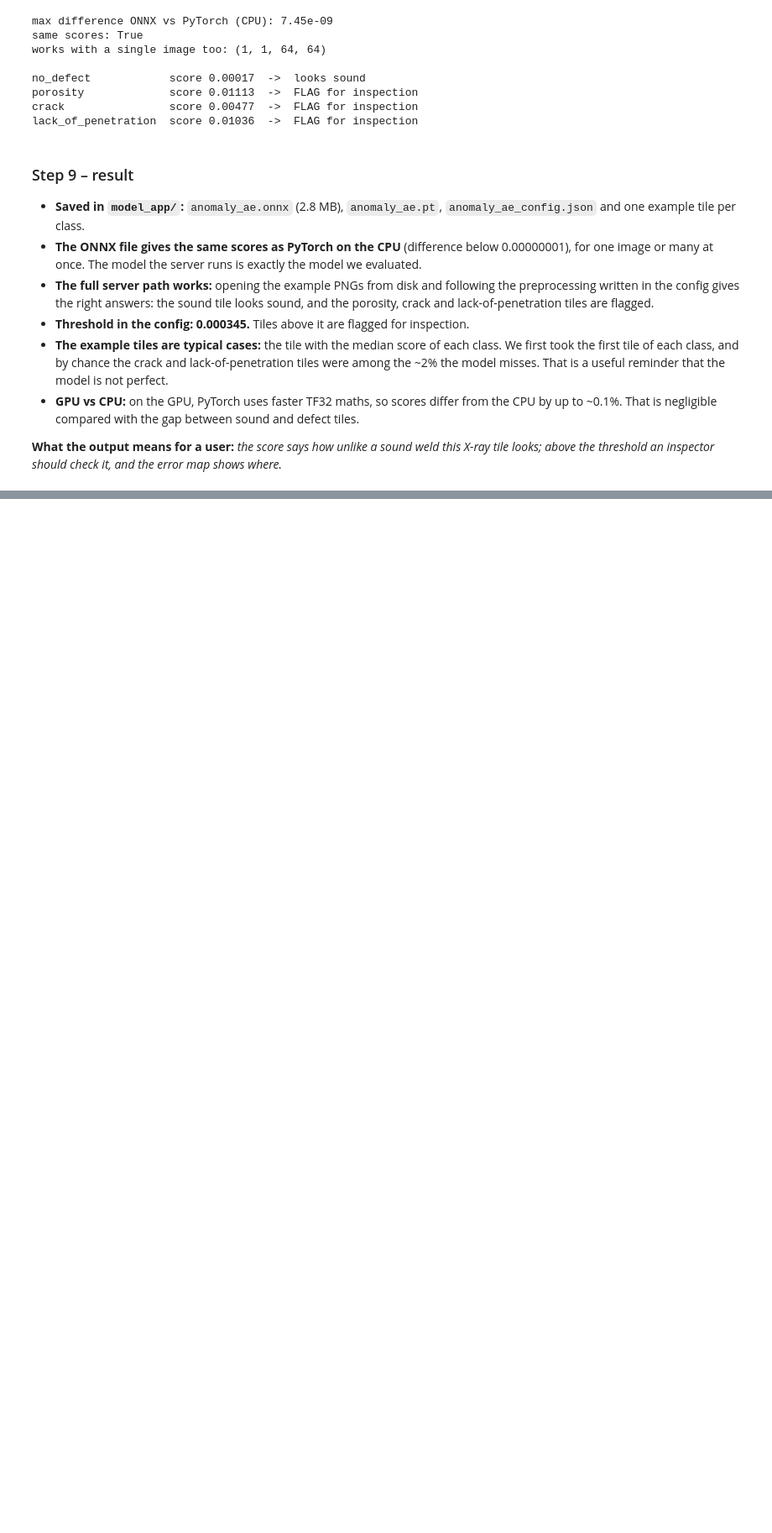
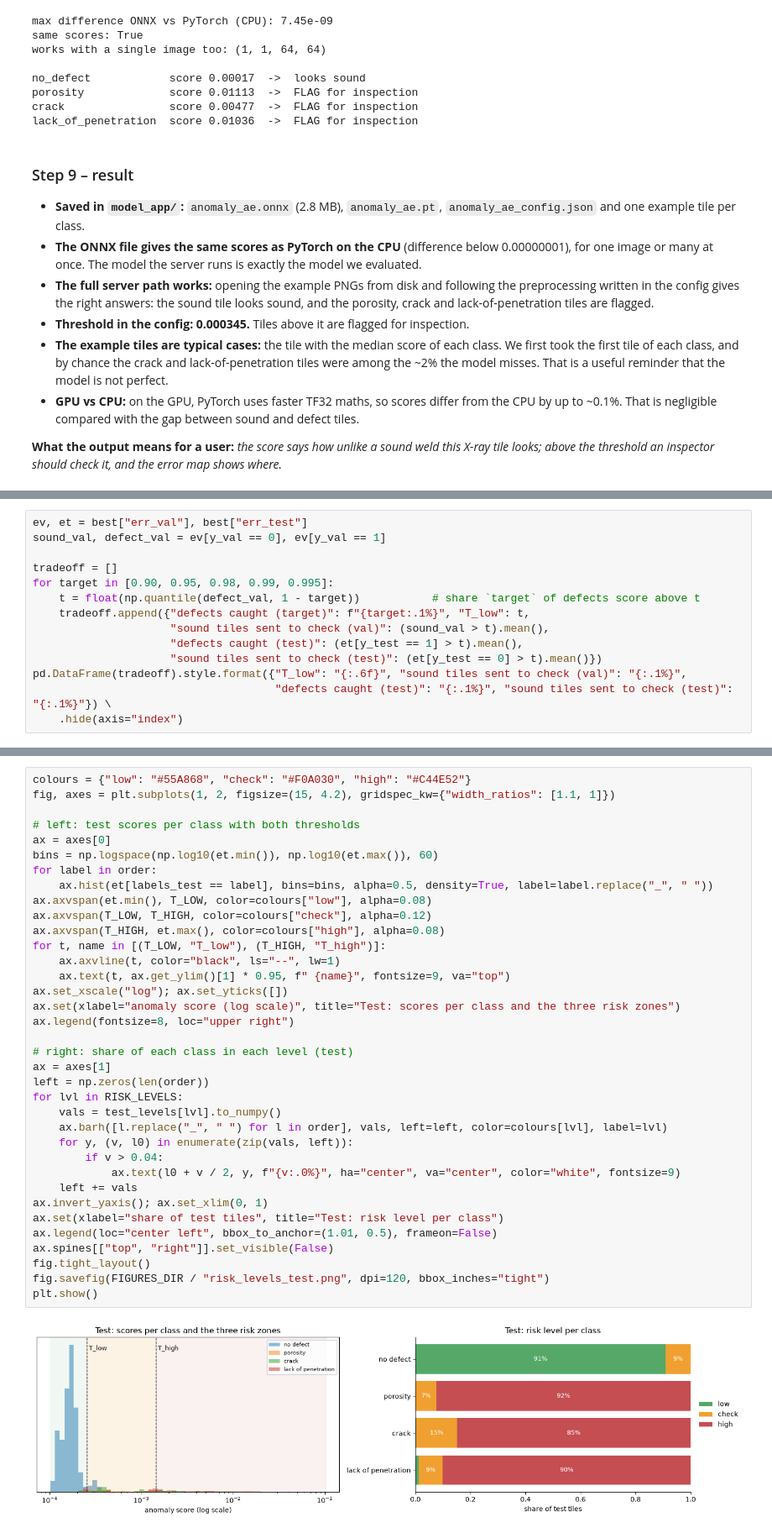
Before and after one commit to TKn0312/hackathon-team1-weld-anomaly, a Jupyter notebook: 01_autoencoder/notebook/autoencoder.ipynb, the cells around one changed output, grey strips where cells are left out. Shown at 84% size. Saved outputs shown, nothing was run; the diff lists cells and outputs as text; blank space fills up the shorter version.

Commit message:
Add low / check / high risk levels with thresholds chosen on validation

```diff
--- a/01_autoencoder/notebook/autoencoder.ipynb
+++ b/01_autoencoder/notebook/autoencoder.ipynb
@@ -957,0 +973,14 @@ lack_of_penetration  score 0.01036  ->  FLAG for inspection
+# %%
+ev, et = best["err_val"], best["err_test"]
+sound_val, defect_val = ev[y_val == 0], ev[y_val == 1]
+
+tradeoff = []
+for target in [0.90, 0.95, 0.98, 0.99, 0.995]:
+    t = float(np.quantile(defect_val, 1 - target))           # share `target` of defects score above t
+    tradeoff.append({"defects caught (target)": f"{target:.1%}", "T_low": t,
+                     "sound tiles sent to check (val)": (sound_val > t).mean(),
+                     "defects caught (test)": (et[y_test == 1] > t).mean(),
+                     "sound tiles sent to check (test)": (et[y_test == 0] > t).mean()})
+pd.DataFrame(tradeoff).style.format({"T_low": "{:.6f}", "sound tiles sent to check (val)": "{:.1%}",
+                                     "defects caught (test)": "{:.1%}", "sound tiles sent to check (test)": "{:.1%}"}) \
+    .hide(axis="index")
@@ -957,0 +1041,38 @@ lack_of_penetration  score 0.01036  ->  FLAG for inspection
+# %%
+colours = {"low": "#55A868", "check": "#F0A030", "high": "#C44E52"}
+fig, axes = plt.subplots(1, 2, figsize=(15, 4.2), gridspec_kw={"width_ratios": [1.1, 1]})
+
+# left: test scores per class with both thresholds
+ax = axes[0]
+bins = np.logspace(np.log10(et.min()), np.log10(et.max()), 60)
+for label in order:
+    ax.hist(et[labels_test == label], bins=bins, alpha=0.5, density=True, label=label.replace("_", " "))
+ax.axvspan(et.min(), T_LOW, color=colours["low"], alpha=0.08)
+ax.axvspan(T_LOW, T_HIGH, color=colours["check"], alpha=0.12)
+ax.axvspan(T_HIGH, et.max(), color=colours["high"], alpha=0.08)
+for t, name in [(T_LOW, "T_low"), (T_HIGH, "T_high")]:
+    ax.axvline(t, color="black", ls="--", lw=1)
+    ax.text(t, ax.get_ylim()[1] * 0.95, f" {name}", fontsize=9, va="top")
+ax.set_xscale("log"); ax.set_yticks([])
+ax.set(xlabel="anomaly score (log scale)", title="Test: scores per class and the three risk zones")
+ax.legend(fontsize=8, loc="upper right")
+
+# right: share of each class in each level (test)
+ax = axes[1]
+left = np.zeros(len(order))
+for lvl in RISK_LEVELS:
+    vals = test_levels[lvl].to_numpy()
+    ax.barh([l.replace("_", " ") for l in order], vals, left=left, color=colours[lvl], label=lvl)
+    for y, (v, l0) in enumerate(zip(vals, left)):
+        if v > 0.04:
+            ax.text(l0 + v / 2, y, f"{v:.0%}", ha="center", va="center", color="white", fontsize=9)
+    left += vals
+ax.invert_yaxis(); ax.set_xlim(0, 1)
+ax.set(xlabel="share of test tiles", title="Test: risk level per class")
+ax.legend(loc="center left", bbox_to_anchor=(1.01, 0.5), frameon=False)
+ax.spines[["top", "right"]].set_visible(False)
+fig.tight_layout()
+fig.savefig(FIGURES_DIR / "risk_levels_test.png", dpi=120, bbox_inches="tight")
+plt.show()
+# %% [output]
+[figure, added]
```
Also changed, not shown: parts of 9 cells of this notebook.
